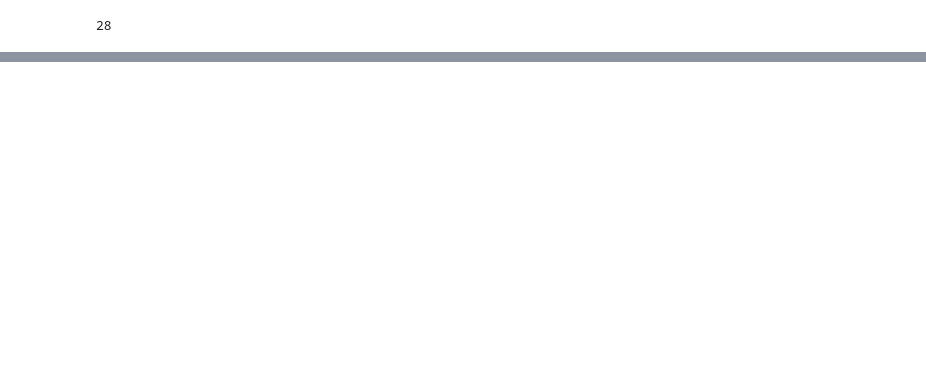
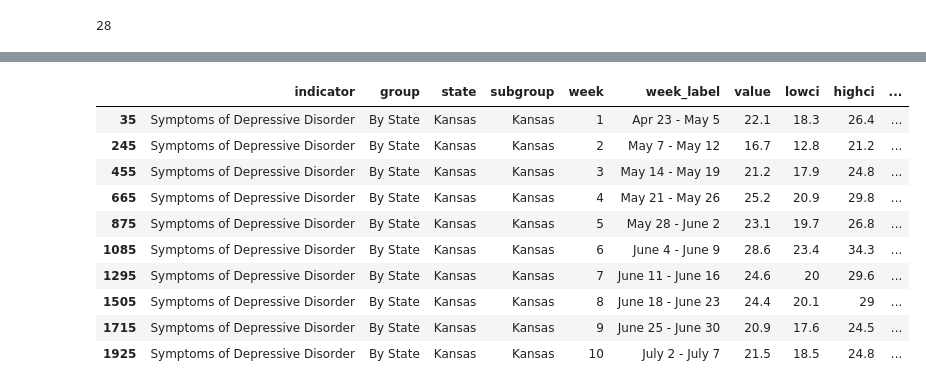
Before and after one commit to d-hires/Pandemic-Warriors-Project-1, a Jupyter notebook: CDC_api_States_Saki.ipynb, the cells around one changed output, grey strips where cells are left out. Cells and saved outputs as stored; diff of their text form; code cells hidden in the pictures; blank space fills up the shorter version.

```diff
--- a/CDC_api_States_Saki.ipynb
+++ b/CDC_api_States_Saki.ipynb
@@ -104,0 +132,16 @@ mo_total
+# %%
+# Data of Symptoms of Depressive Disorder (KS)
+depression_ks = depression_df.groupby(["subgroup"]).get_group("Kansas")
+depression_ks
+# %% [output]
+|  | indicator | group | state | subgroup | week | week_label | value | lowci | highci | ... |
+| 35 | Symptoms of Depressive Disorder | By State | Kansas | Kansas | 1 | Apr 23 - May 5 | 22.1 | 18.3 | 26.4 | ... |
+| 245 | Symptoms of Depressive Disorder | By State | Kansas | Kansas | 2 | May 7 - May 12 | 16.7 | 12.8 | 21.2 | ... |
+| 455 | Symptoms of Depressive Disorder | By State | Kansas | Kansas | 3 | May 14 - May 19 | 21.2 | 17.9 | 24.8 | ... |
+| 665 | Symptoms of Depressive Disorder | By State | Kansas | Kansas | 4 | May 21 - May 26 | 25.2 | 20.9 | 29.8 | ... |
+| 875 | Symptoms of Depressive Disorder | By State | Kansas | Kansas | 5 | May 28 - June 2 | 23.1 | 19.7 | 26.8 | ... |
+| 1085 | Symptoms of Depressive Disorder | By State | Kansas | Kansas | 6 | June 4 - June 9 | 28.6 | 23.4 | 34.3 | ... |
+| 1295 | Symptoms of Depressive Disorder | By State | Kansas | Kansas | 7 | June 11 - June 16 | 24.6 | 20 | 29.6 | ... |
+| 1505 | Symptoms of Depressive Disorder | By State | Kansas | Kansas | 8 | June 18 - June 23 | 24.4 | 20.1 | 29 | ... |
+| 1715 | Symptoms of Depressive Disorder | By State | Kansas | Kansas | 9 | June 25 - June 30 | 20.9 | 17.6 | 24.5 | ... |
+| 1925 | Symptoms of Depressive Disorder | By State | Kansas | Kansas | 10 | July 2 - July 7 | 21.5 | 18.5 | 24.8 | ... |
```
Also changed, not shown: parts of 4 cells of this notebook.
